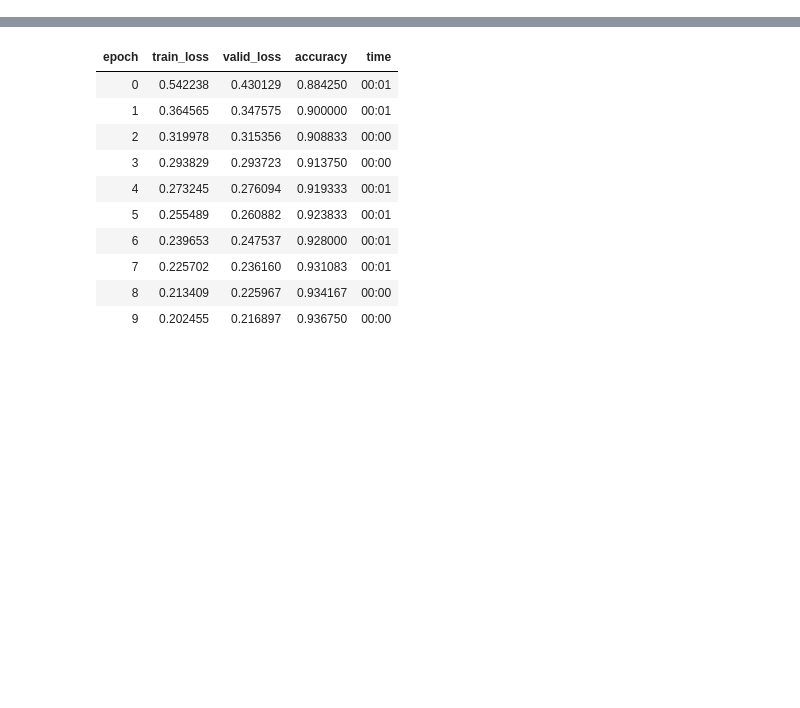
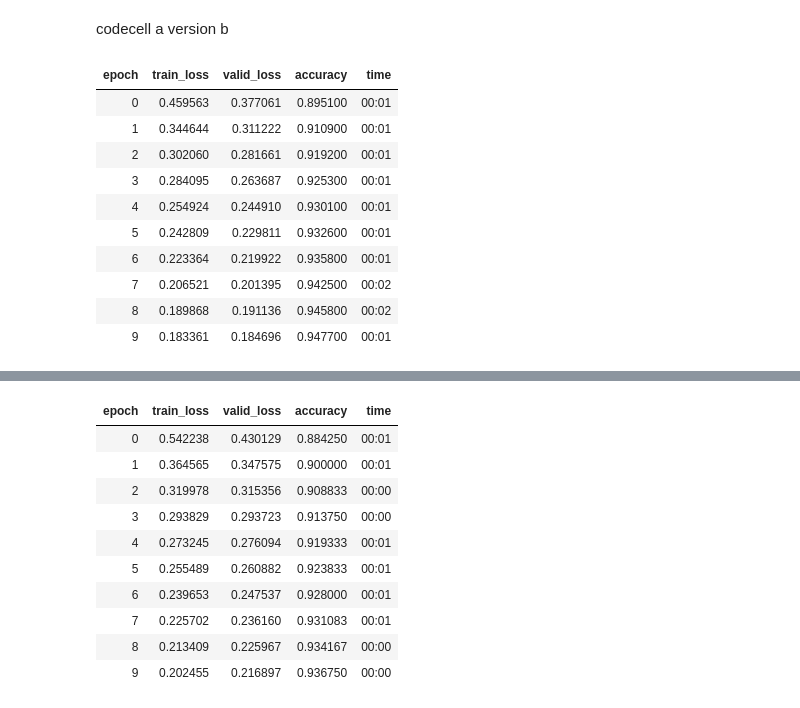
Before and after one commit to rubanzasilva/mnist_basics, a Jupyter notebook: a_mnist.ipynb, the cells around one changed output, grey strips where cells are left out. Cells and saved outputs as stored; diff of their text form; code cells hidden in the pictures; blank space fills up the shorter version.

```diff
--- a/a_mnist.ipynb
+++ b/a_mnist.ipynb
@@ -24,0 +82,46 @@ Path.BASE_PATH = path
+# %% [markdown]
+codecell a version b
+# %%
+path_train = path/'training'
+path_valid = path/'testing'
+
+train_x = get_image_files(path_train).sorted()
+train_x = [(tensor(Image.open(element)).float()) / 255 for element in train_x ]
+train_x = torch.stack(train_x).view(-1,28*28)
+
+train_y = [int(element.parent.name) for element in get_image_files(path_train).sorted()]
+train_y = tensor(train_y)
+
+dl = DataLoader(list(zip(train_x,train_y)),batch_size=256,shuffle=True)
+
+valid_x = get_image_files(path_valid).sorted()
+valid_x = [(tensor(Image.open(element)).float()) / 255 for element in valid_x ]
+valid_x = torch.stack(valid_x).view(-1,28*28)
+
+valid_y = [int(element.parent.name) for element in get_image_files(path_valid).sorted()]
+valid_y = tensor(valid_y)
+
+dl_valid = DataLoader(list(zip(valid_x,valid_y)),batch_size=256,shuffle=True)
+dls = DataLoaders(dl,dl_valid)
+
+simple_net = nn.Sequential(
+nn.Linear(28*28,50),
+nn.ReLU(),
+nn.Linear(50,10)
+)
+
+learner = Learner(dls,simple_net,opt_func=SGD,loss_func=nn.CrossEntropyLoss(),metrics=accuracy,lr=0.001)
+
+learner.fit(10,0.1)
+# %% [output]
+| epoch | train_loss | valid_loss | accuracy | time |
+| 0 | 0.459563 | 0.377061 | 0.895100 | 00:01 |
+| 1 | 0.344644 | 0.311222 | 0.910900 | 00:01 |
+| 2 | 0.302060 | 0.281661 | 0.919200 | 00:01 |
+| 3 | 0.284095 | 0.263687 | 0.925300 | 00:01 |
+| 4 | 0.254924 | 0.244910 | 0.930100 | 00:01 |
+| 5 | 0.242809 | 0.229811 | 0.932600 | 00:01 |
+| 6 | 0.223364 | 0.219922 | 0.935800 | 00:01 |
+| 7 | 0.206521 | 0.201395 | 0.942500 | 00:02 |
+| 8 | 0.189868 | 0.191136 | 0.945800 | 00:02 |
+| 9 | 0.183361 | 0.184696 | 0.947700 | 00:01 |
```
Also changed, not shown: parts of 27 cells of this notebook.
